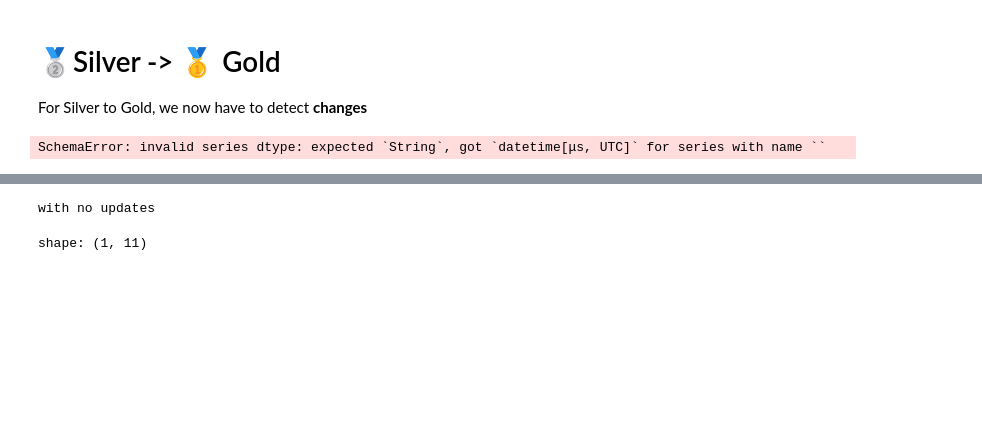
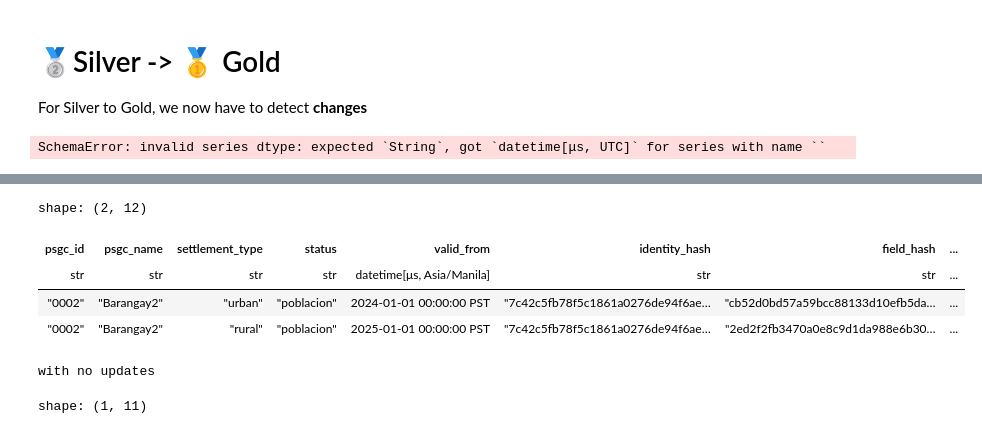
Before and after one commit to bendlikeabamboo/pap-datalab, a Jupyter notebook: notebook_pipelines/depdev.psgc.ipynb, the cells around one changed output, grey strips where cells are left out. Drawn from its saved outputs; the diff is of its cells as text; code cells hidden in the pictures; blank space fills up the shorter version.

```diff
--- a/notebook_pipelines/depdev.psgc.ipynb
+++ b/notebook_pipelines/depdev.psgc.ipynb
@@ -980,5 +1012,13 @@ shape: (1, 12)
 | str | str | str | str | datetime[μs, Asia/Manila] | str | str | ... |
 | "0002" | "Barangay2" | "urban" | "poblacion" | 2024-01-01 00:00:00 PST | "7c42c5fb78f5c1861a0276de94f6ae… | "cb52d0bd57a59bcc88133d10efb5da… | ... |
+# %%
+with_prev.dataset_with_field_updates
+# %% [output]
+shape: (2, 12)
+| psgc_id | psgc_name | settlement_type | status | valid_from | identity_hash | field_hash | ... |
+| str | str | str | str | datetime[μs, Asia/Manila] | str | str | ... |
+| "0002" | "Barangay2" | "urban" | "poblacion" | 2024-01-01 00:00:00 PST | "7c42c5fb78f5c1861a0276de94f6ae… | "cb52d0bd57a59bcc88133d10efb5da… | ... |
+| "0002" | "Barangay2" | "rural" | "poblacion" | 2025-01-01 00:00:00 PST | "7c42c5fb78f5c1861a0276de94f6ae… | "2ed2f2fb3470a0e8c9d1da988e6b30… | ... |
 # %%
 print("with no updates")
 display(with_prev.dataset_with_no_updates)
```
Also changed, not shown: parts of 3 cells of this notebook.
